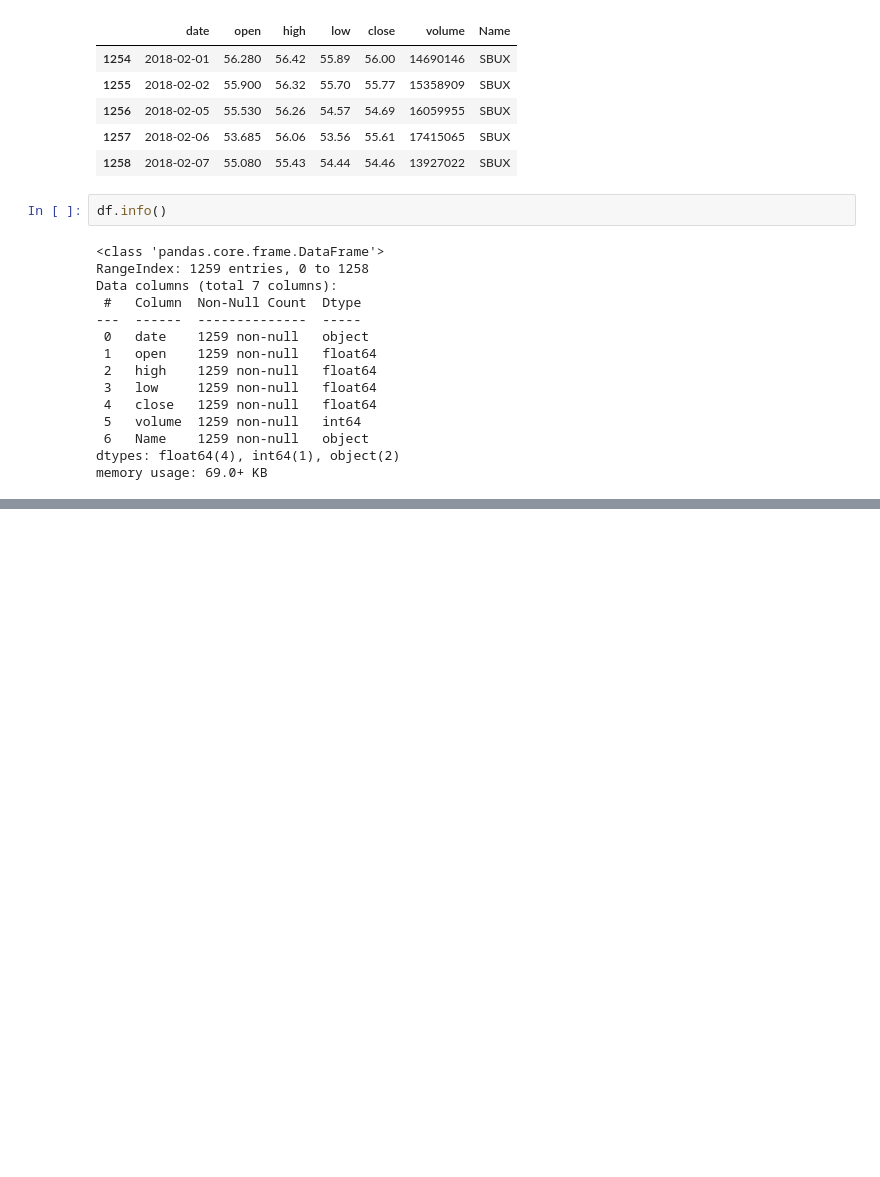
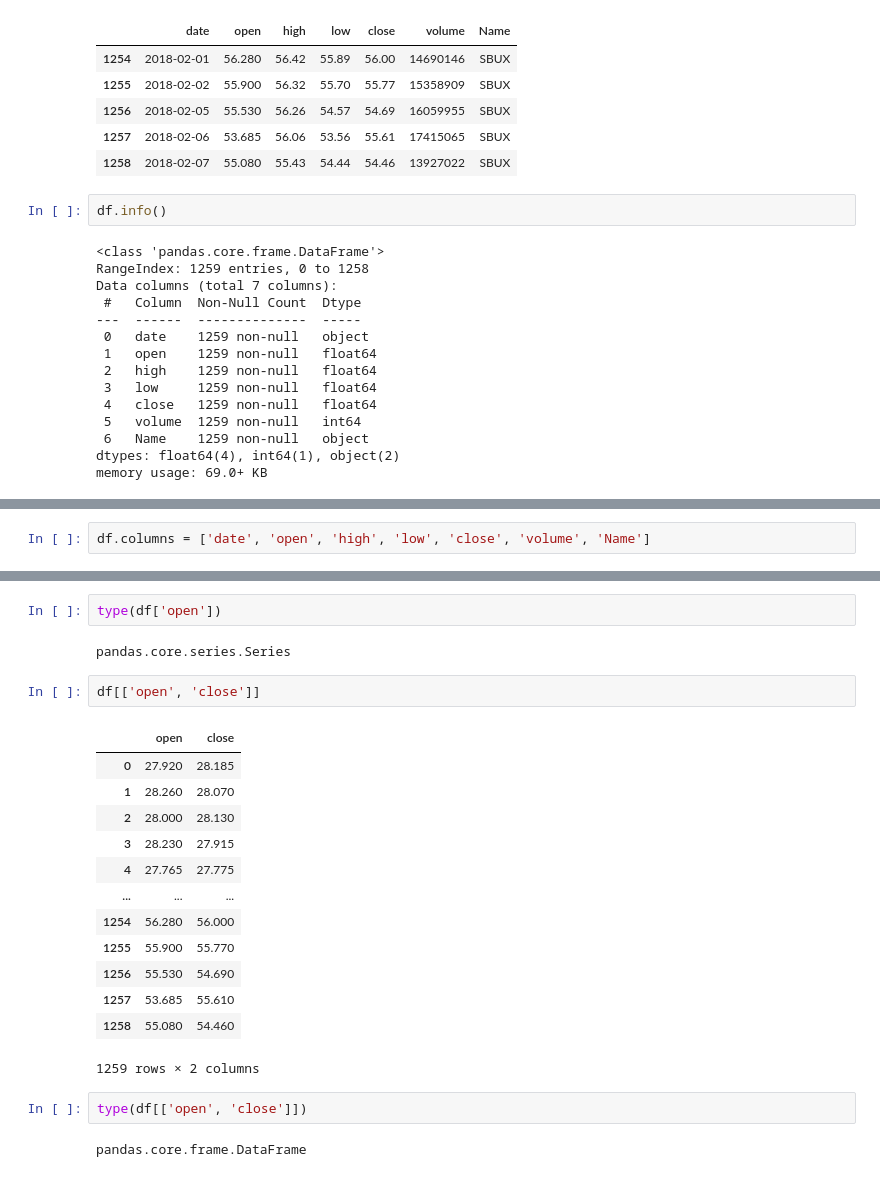
Before and after one commit to clshu/LP_numpy_stack, a Jupyter notebook: Panda_LP.ipynb, the cells around one changed output, grey strips where cells are left out. Cells and saved outputs as stored; diff of their text form; blank space fills up the shorter version.

Commit message:
3. Selection Rows and Columns

```diff
--- a/Panda_LP.ipynb
+++ b/Panda_LP.ipynb
@@ -89,0 +96,2 @@ memory usage: 69.0+ KB
+# %%
+df.columns = ['date', 'open', 'high', 'low', 'close', 'volume', 'Name']
@@ -89,0 +122,24 @@ memory usage: 69.0+ KB
+# %%
+type(df['open'])
+# %% [output]
+pandas.core.series.Series
+# %%
+df[['open', 'close']]
+# %% [output]
+|  | open | close |
+| 0 | 27.920 | 28.185 |
+| 1 | 28.260 | 28.070 |
+| 2 | 28.000 | 28.130 |
+| 3 | 28.230 | 27.915 |
+| 4 | 27.765 | 27.775 |
+| ... | ... | ... |
+| 1254 | 56.280 | 56.000 |
+| 1255 | 55.900 | 55.770 |
+| 1256 | 55.530 | 54.690 |
+| 1257 | 53.685 | 55.610 |
+| 1258 | 55.080 | 54.460 |
+1259 rows × 2 columns
+# %%
+type(df[['open', 'close']])
+# %% [output]
+pandas.core.frame.DataFrame
```
Also changed, not shown: parts of 22 cells of this notebook.
